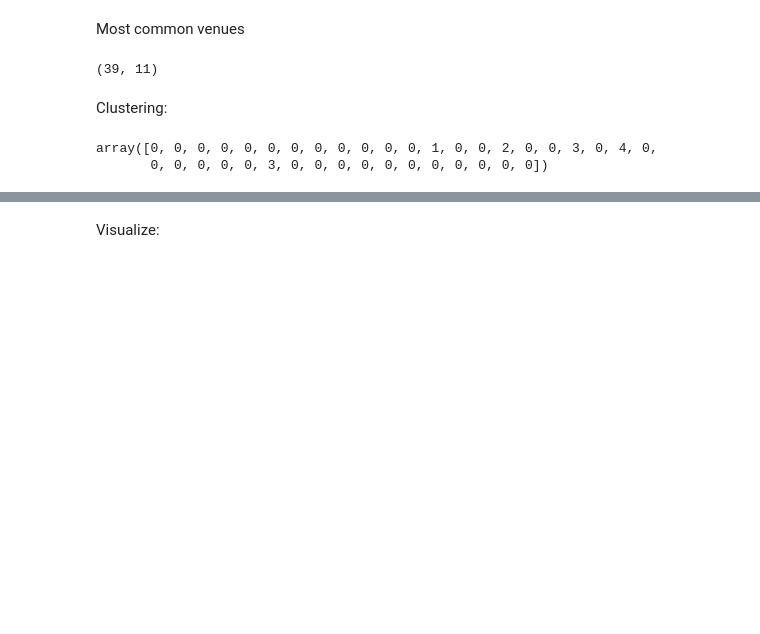
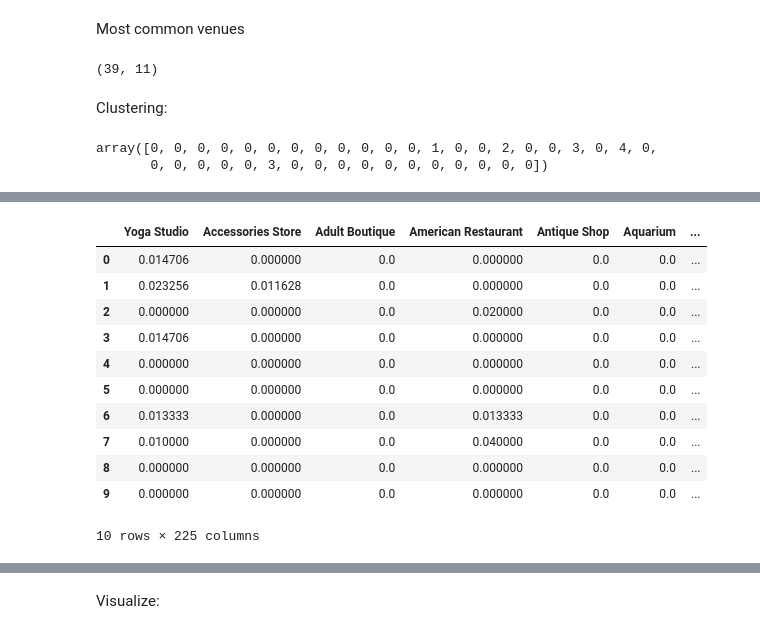
Before and after one commit to umutkapucu/Applied-Data-Science-Capstone, a Jupyter notebook: Week3_Assignment_Part_3.ipynb, the cells around one changed output, grey strips where cells are left out. Cells and saved outputs as stored; diff of their text form; code cells hidden in the pictures; blank space fills up the shorter version.

```diff
--- a/Week3_Assignment_Part_3.ipynb
+++ b/Week3_Assignment_Part_3.ipynb
@@ -328,0 +329,15 @@ neighborhoods_venues_sorted.head()
+# %%
+toronto_grouped_clustering.head(10)
+# %% [output]
+|  | Yoga Studio | Accessories Store | Adult Boutique | American Restaurant | Antique Shop | Aquarium | ... |
+| 0 | 0.014706 | 0.000000 | 0.0 | 0.000000 | 0.0 | 0.0 | ... |
+| 1 | 0.023256 | 0.011628 | 0.0 | 0.000000 | 0.0 | 0.0 | ... |
+| 2 | 0.000000 | 0.000000 | 0.0 | 0.020000 | 0.0 | 0.0 | ... |
+| 3 | 0.014706 | 0.000000 | 0.0 | 0.000000 | 0.0 | 0.0 | ... |
+| 4 | 0.000000 | 0.000000 | 0.0 | 0.000000 | 0.0 | 0.0 | ... |
+| 5 | 0.000000 | 0.000000 | 0.0 | 0.000000 | 0.0 | 0.0 | ... |
+| 6 | 0.013333 | 0.000000 | 0.0 | 0.013333 | 0.0 | 0.0 | ... |
+| 7 | 0.010000 | 0.000000 | 0.0 | 0.040000 | 0.0 | 0.0 | ... |
+| 8 | 0.000000 | 0.000000 | 0.0 | 0.000000 | 0.0 | 0.0 | ... |
+| 9 | 0.000000 | 0.000000 | 0.0 | 0.000000 | 0.0 | 0.0 | ... |
+10 rows × 225 columns
```
Also changed, not shown: parts of 3 cells of this notebook, 3 other files.
